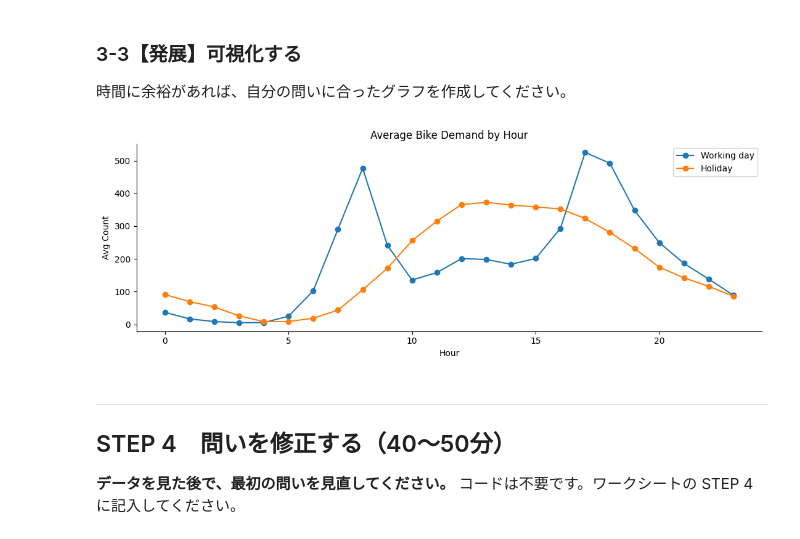
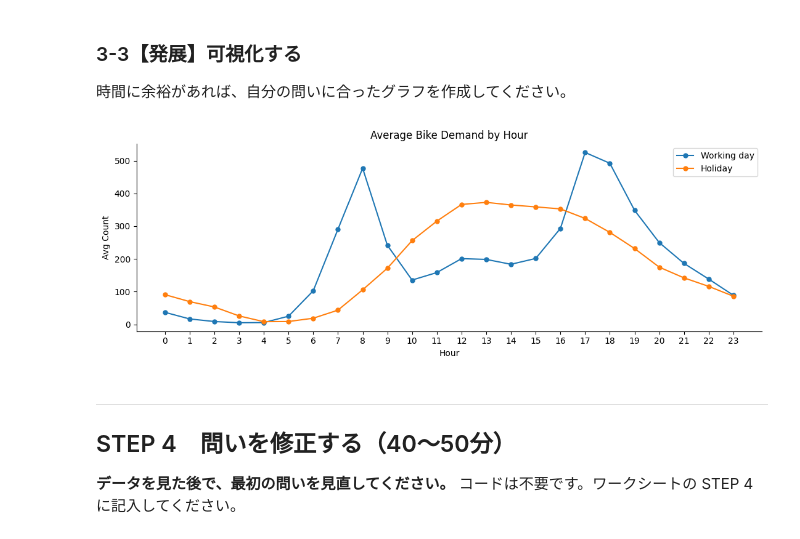
Before and after one commit to HeiKol258/kobe-data-business-colab, a Jupyter notebook: lecture02/lecture2_notebook.ipynb, the cells around one changed output. Cells and saved outputs as stored; diff of their text form; code cells hidden in the pictures.

```diff
--- a/lecture02/lecture2_notebook.ipynb
+++ b/lecture02/lecture2_notebook.ipynb
@@ -160,18 +160,19 @@ Name: cnt, dtype: float64
 # %%
 # 3-3　平日・休日別の時間帯パターンを可視化する
 plot_data = df.groupby(['hr', 'workingday'])['cnt'].mean().unstack()
 
 fig, ax = plt.subplots()
-ax.plot(plot_data.index, plot_data[1], marker='o', label='Working day')
-ax.plot(plot_data.index, plot_data[0], marker='o', label='Holiday')
+ax.plot(plot_data.index, plot_data[1], marker='o', markersize=5, label='Working day')
+ax.plot(plot_data.index, plot_data[0], marker='o', markersize=5, label='Holiday')
 ax.set_title('Average Bike Demand by Hour')
 ax.set_xlabel('Hour')
 ax.set_ylabel('Avg Count')
+ax.set_xticks(range(0, 24, 1))
 ax.legend()
 plt.tight_layout()
 plt.show()
 # %% [output]
-[figure, old version]
+[figure, new version]
 # %% [markdown]
 ---
 ## STEP 4　問いを修正する（40〜50分）
```
